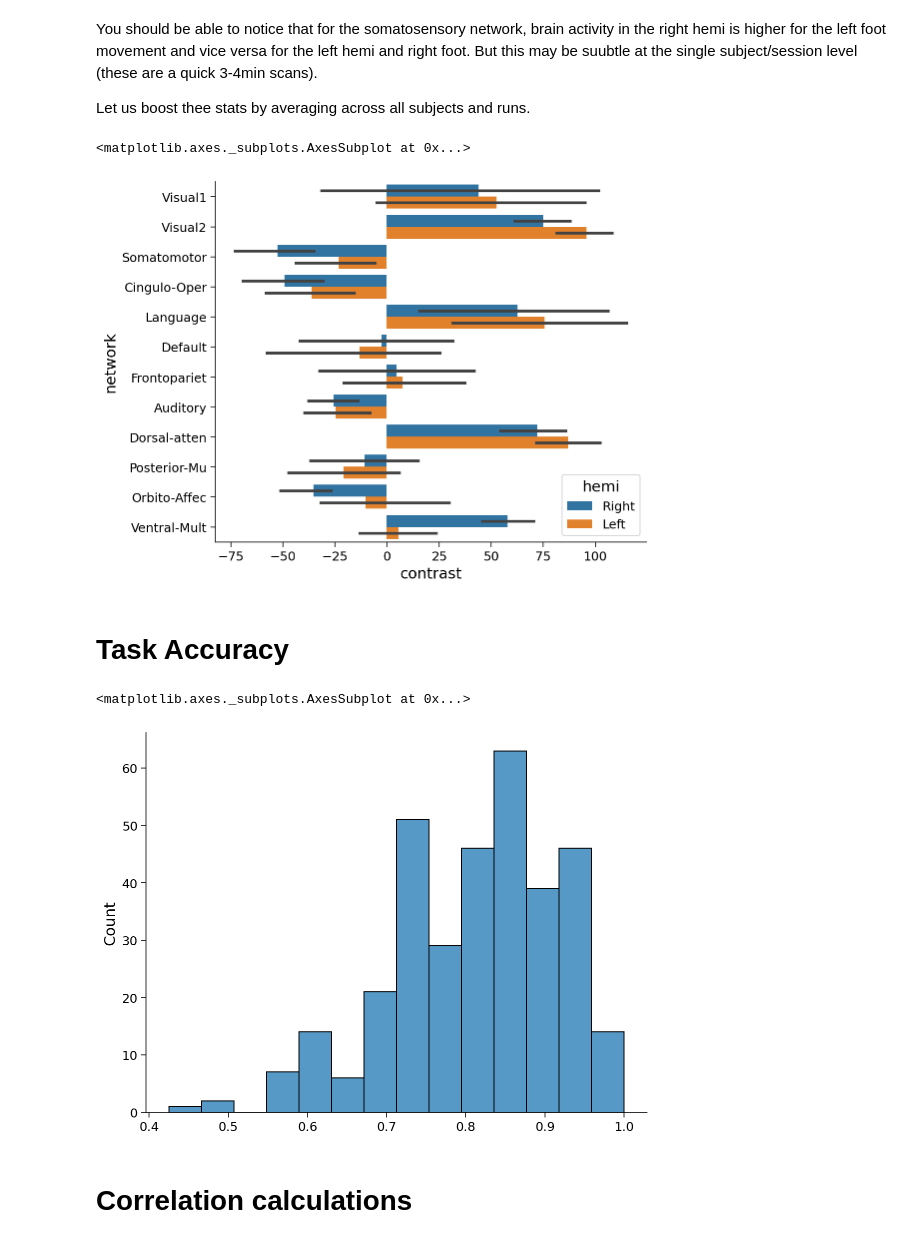
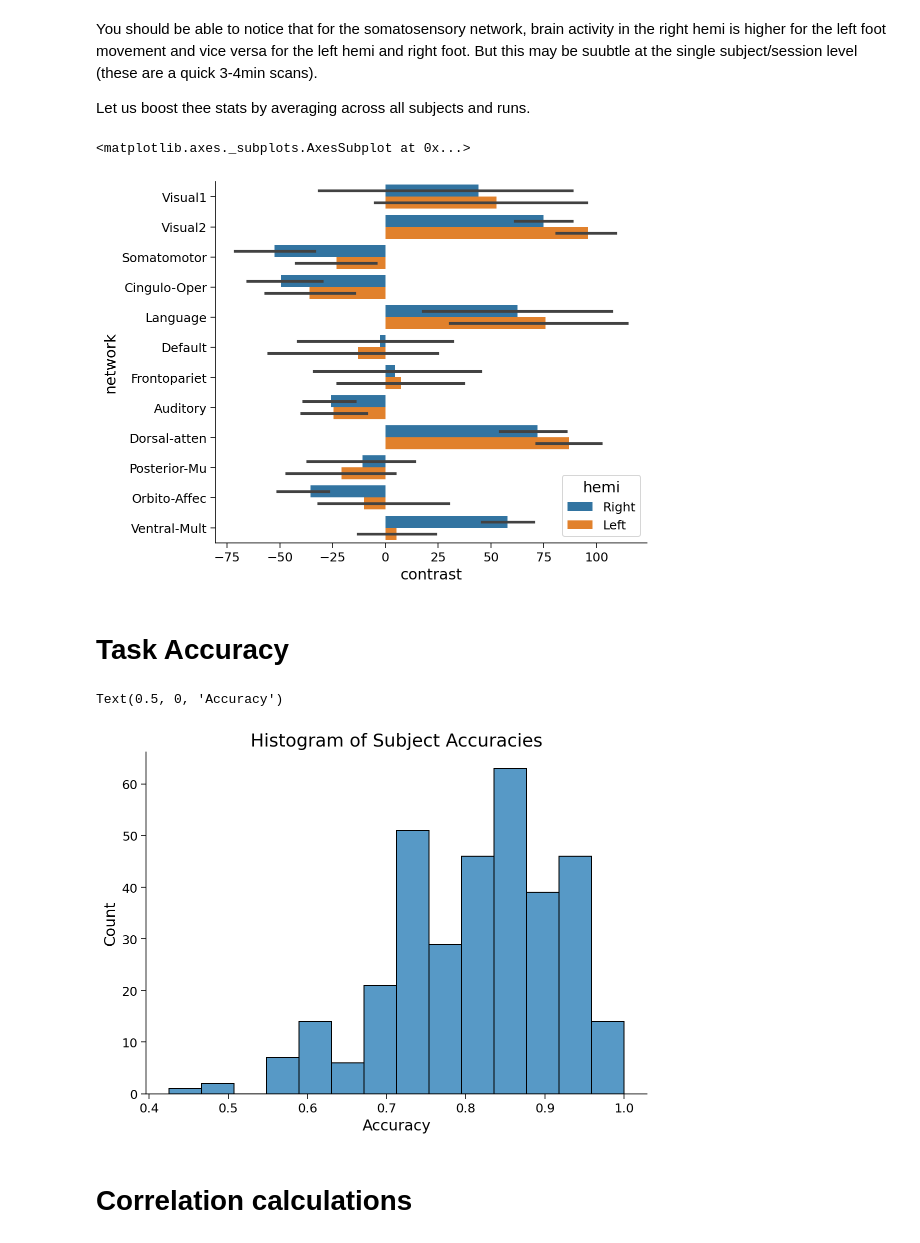
Before and after one commit to darsnack/nma-project, a Jupyter notebook: load_hcp_task.ipynb, the cells around one changed output. Cells and saved outputs as stored; diff of their text form; code cells hidden in the pictures.

```diff
--- a/load_hcp_task.ipynb
+++ b/load_hcp_task.ipynb
@@ -308,31 +308,35 @@ group_contrast = average_across_trials(
     SUBJECTS
 )
 # %%
-df = pd.DataFrame({'contrast':group_contrast,'network':region_info['network'],'hemi':region_info['hemi']})
+df = pd.DataFrame({'contrast': group_contrast,
+                   'network': REGION_INFO['network'],
+                   'hemi': REGION_INFO['hemi']})
 # we will plot the left foot minus right foot contrast so we only need one plot
 sns.barplot(y='network', x='contrast', data=df, hue='hemi')
 # %% [output]
 <matplotlib.axes._subplots.AxesSubplot at 0x...>
-[figure, old version]
+[figure, new version]
 # %% [markdown]
 # Task Accuracy
 # %%
 def get_task_accuracy(results, task):
   corr, err = results
 
   return len(corr[task]) / (len(corr[task]) + len(err[task]))
 
 def get_subj_accuracy(subject, experiment, run, task):
   results = load_task_results(subject, experiment, run)
 
   return get_task_accuracy(results, task)
 
 subj_accuracy = np.array([get_subj_accuracy(s, my_exp, my_run, '2bk') for s in SUBJECTS])
 
-sns.histplot(subj_accuracy)
+ax = sns.histplot(subj_accuracy)
+ax.title.set_text('Histogram of Subject Accuracies')
+ax.xaxis.set_label_text('Accuracy')
 # %% [output]
-<matplotlib.axes._subplots.AxesSubplot at 0x...>
+Text(0.5, 0, 'Accuracy')
-[figure, old version]
+[figure, new version]
 # %% [markdown]
 # Correlation calculations
 # %%
```
Also changed, not shown: parts of 5 cells of this notebook.
